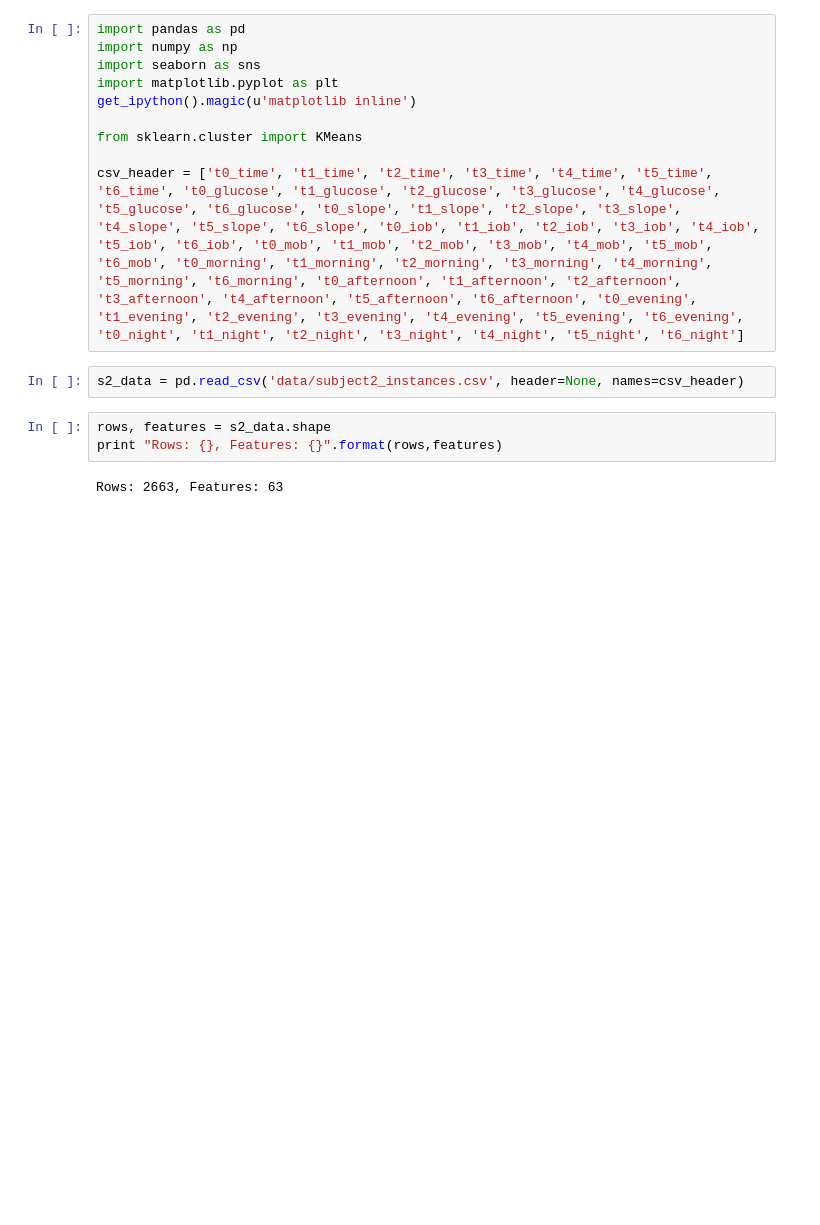
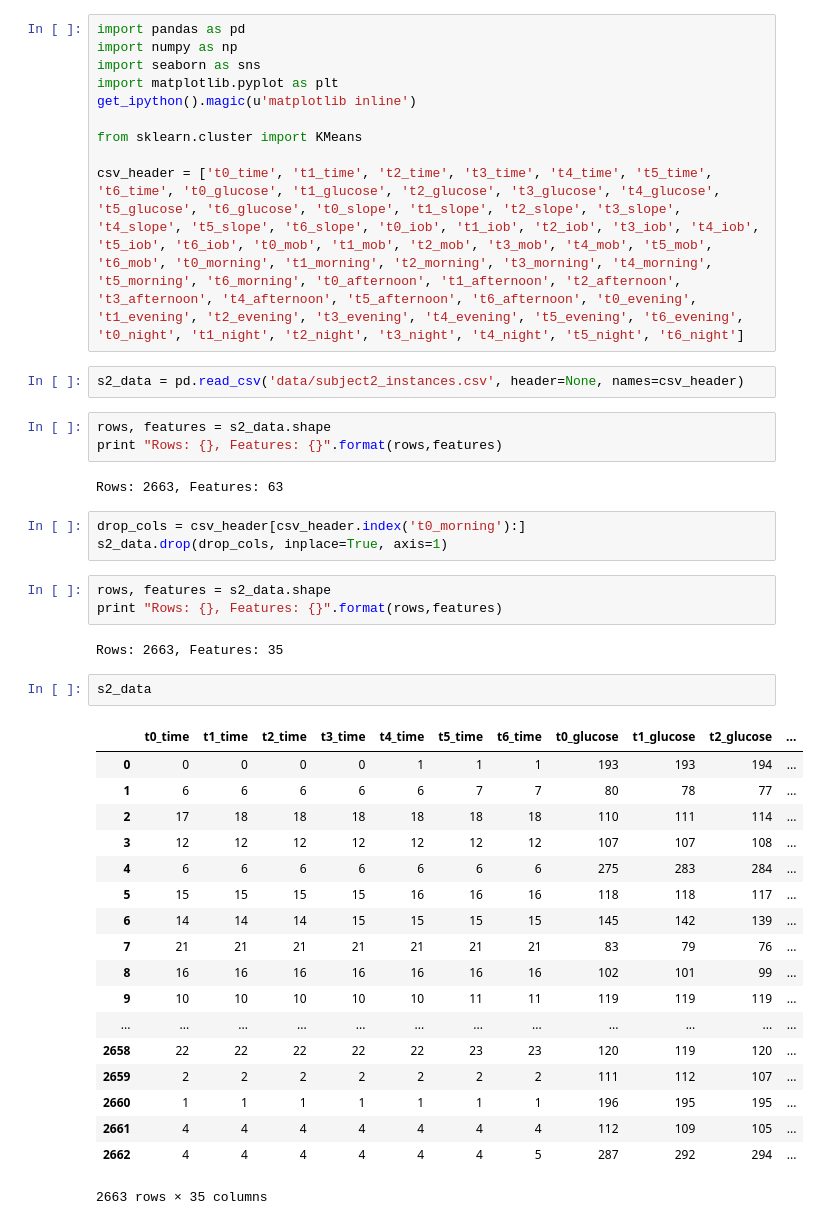
Before and after one commit to adpextwindong/GA1_LinRegLogReg, a Jupyter notebook: FINAL/kmeans_approach.ipynb, the cells around one changed output. Cells and saved outputs as stored; diff of their text form; blank space fills up the shorter version.

Commit message:
Drop collumns

```diff
--- a/FINAL/kmeans_approach.ipynb
+++ b/FINAL/kmeans_approach.ipynb
@@ -15,3 +15,32 @@ rows, features = s2_data.shape
 print "Rows: {}, Features: {}".format(rows,features)
 # %% [output]
 Rows: 2663, Features: 63
+# %%
+drop_cols = csv_header[csv_header.index('t0_morning'):]
+s2_data.drop(drop_cols, inplace=True, axis=1)
+# %%
+rows, features = s2_data.shape
+print "Rows: {}, Features: {}".format(rows,features)
+# %% [output]
+Rows: 2663, Features: 35
+# %%
+s2_data
+# %% [output]
+|  | t0_time | t1_time | t2_time | t3_time | t4_time | t5_time | t6_time | t0_glucose | t1_glucose | t2_glucose | ... |
+| 0 | 0 | 0 | 0 | 0 | 1 | 1 | 1 | 193 | 193 | 194 | ... |
+| 1 | 6 | 6 | 6 | 6 | 6 | 7 | 7 | 80 | 78 | 77 | ... |
+| 2 | 17 | 18 | 18 | 18 | 18 | 18 | 18 | 110 | 111 | 114 | ... |
+| 3 | 12 | 12 | 12 | 12 | 12 | 12 | 12 | 107 | 107 | 108 | ... |
+| 4 | 6 | 6 | 6 | 6 | 6 | 6 | 6 | 275 | 283 | 284 | ... |
+| 5 | 15 | 15 | 15 | 15 | 16 | 16 | 16 | 118 | 118 | 117 | ... |
+| 6 | 14 | 14 | 14 | 15 | 15 | 15 | 15 | 145 | 142 | 139 | ... |
+| 7 | 21 | 21 | 21 | 21 | 21 | 21 | 21 | 83 | 79 | 76 | ... |
+| 8 | 16 | 16 | 16 | 16 | 16 | 16 | 16 | 102 | 101 | 99 | ... |
+| 9 | 10 | 10 | 10 | 10 | 10 | 11 | 11 | 119 | 119 | 119 | ... |
+| ... | ... | ... | ... | ... | ... | ... | ... | ... | ... | ... | ... |
+| 2658 | 22 | 22 | 22 | 22 | 22 | 23 | 23 | 120 | 119 | 120 | ... |
+| 2659 | 2 | 2 | 2 | 2 | 2 | 2 | 2 | 111 | 112 | 107 | ... |
+| 2660 | 1 | 1 | 1 | 1 | 1 | 1 | 1 | 196 | 195 | 195 | ... |
+| 2661 | 4 | 4 | 4 | 4 | 4 | 4 | 4 | 112 | 109 | 105 | ... |
+| 2662 | 4 | 4 | 4 | 4 | 4 | 4 | 5 | 287 | 292 | 294 | ... |
+2663 rows × 35 columns
```
Also changed, not shown: 1 other file.
